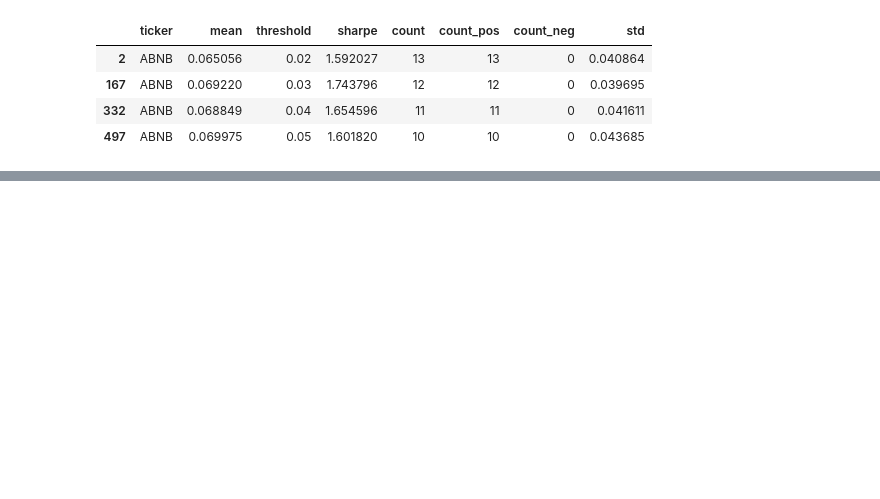
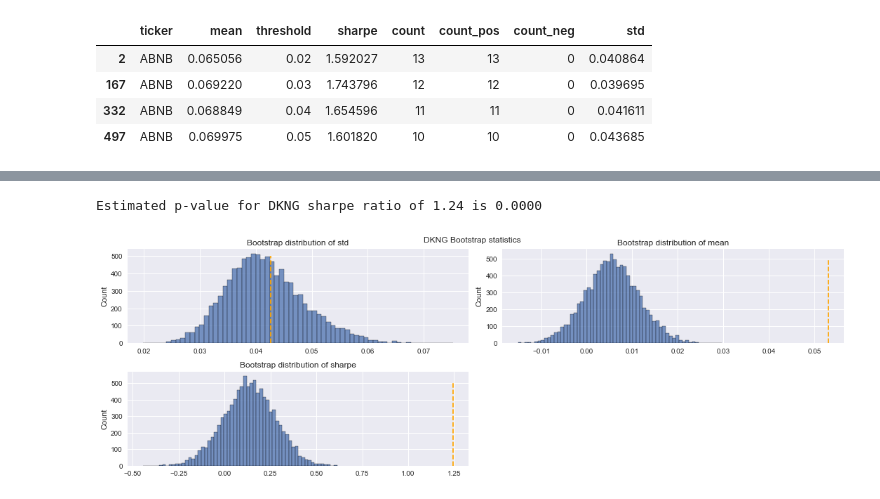
Before and after one commit to yh2n/financial-analysis-v2, a Jupyter notebook: notebooks/close_to_high_analytics.ipynb, the cells around one changed output, grey strips where cells are left out. Cells and saved outputs as stored; diff of their text form; code cells hidden in the pictures; blank space fills up the shorter version.

```diff
--- a/notebooks/close_to_high_analytics.ipynb
+++ b/notebooks/close_to_high_analytics.ipynb
@@ -275,0 +197,20 @@ last_three_years_thres_data_df.to_csv('last_three_years_thres_data.csv')
+# %%
+def p_value_for_row(baseline, row):
+    ticker = row['ticker']
+    count = row['count']
+    sharpe = row['sharpe']
+
+    bootstrap_stats = bootstrap(
+        baseline[ticker],
+        stats_fn,
+        count, 1000)
+
+    p_value = np.mean([
+        b_stats['sharpe'] > sharpe
+        for b_stats in bootstrap_stats
+    ])
+    return p_value
+# %%
+stats_df['p_value'] = stats_df.apply(
+    lambda row: p_value_for_row(close_to_high, row),
+    axis=1)
@@ -275,0 +251,5 @@ last_three_years_thres_data_df.to_csv('last_three_years_thres_data.csv')
+# %%
+visualize_bootstrap(close_prices.pct_change(), stats_df, 540)
+# %% [output]
+Estimated p-value for DKNG sharpe ratio of 1.24 is 0.0000
+[figure, added]
```
Also changed, not shown: parts of 55 cells of this notebook.
